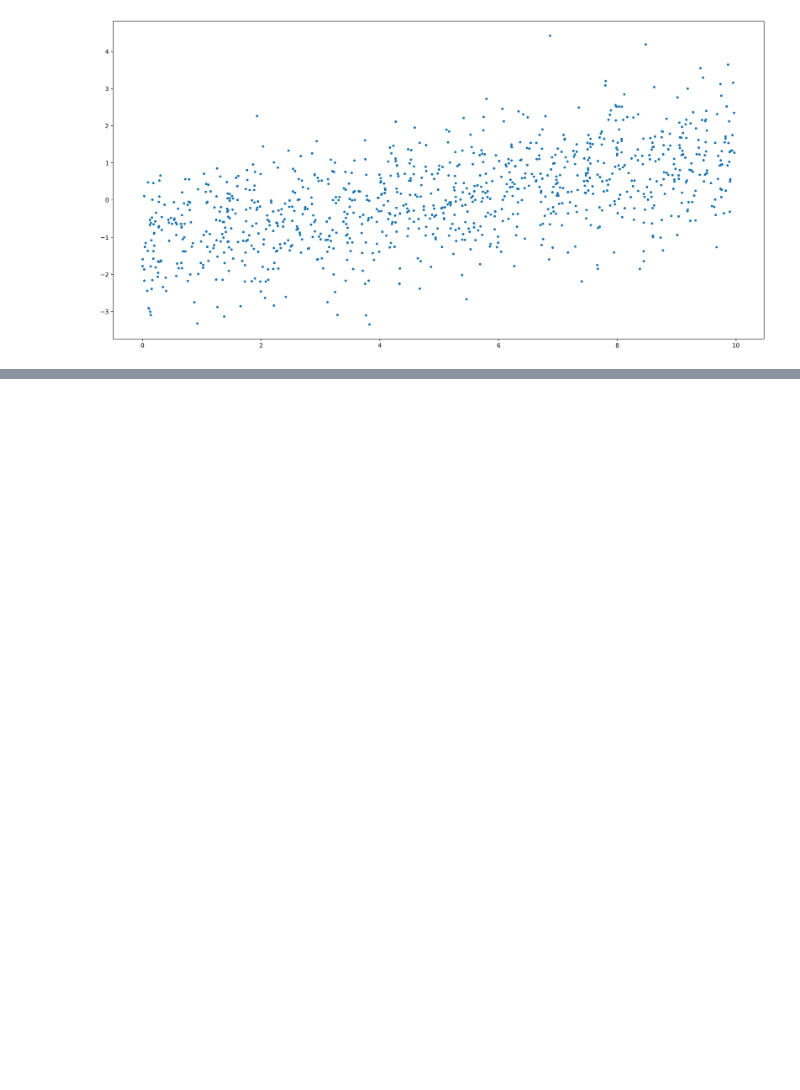
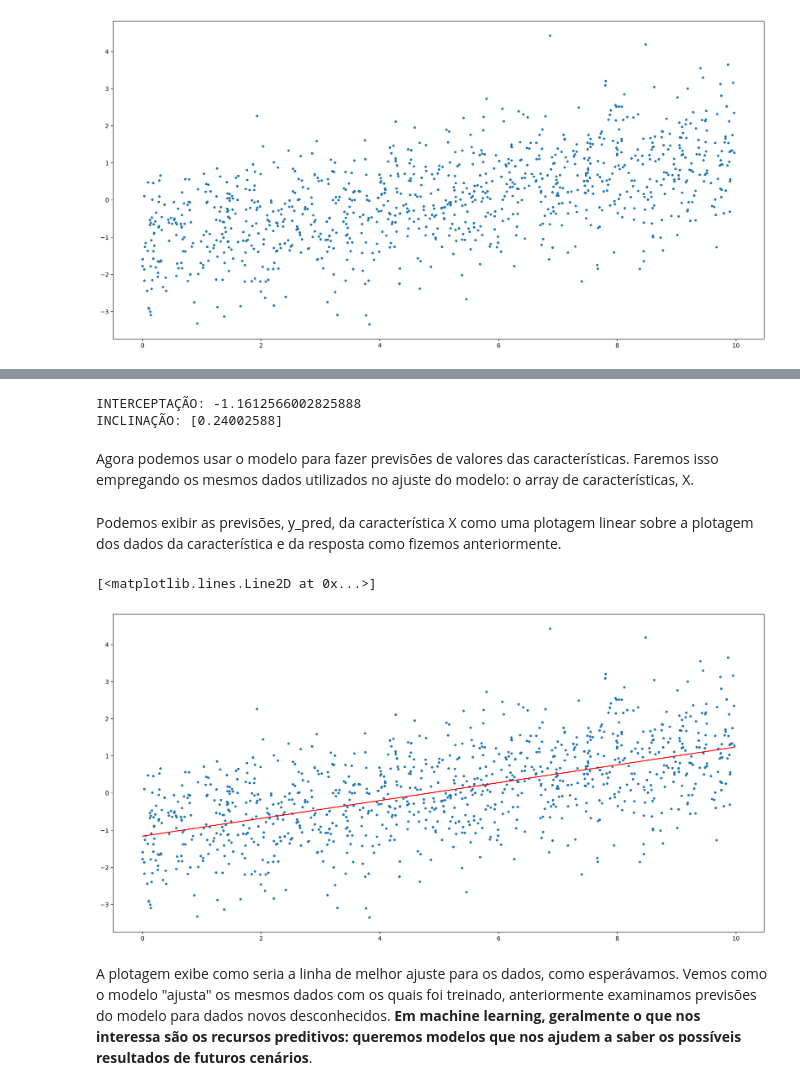
Before and after one commit to albertomendess/Estudos, a Jupyter notebook: Pt_02_Introdução_ao_Scikit_Learn_e_avaliação_do_modelo.ipynb, the cells around one changed output, grey strips where cells are left out. Cells and saved outputs as stored; diff of their text form; code cells hidden in the pictures; blank space fills up the shorter version.

```diff
--- a/Pt_02_Introdução_ao_Scikit_Learn_e_avaliação_do_modelo.ipynb
+++ b/Pt_02_Introdução_ao_Scikit_Learn_e_avaliação_do_modelo.ipynb
@@ -127,0 +131,23 @@ plt.scatter(X, y, s= 10)
+# %%
+lin_reg = LinearRegression()
+# %%
+lin_reg.fit(X.reshape(-1, 1), y)
+print(f"INTERCEPTAÇÃO: {lin_reg.intercept_}") # interceptação
+print(f"INCLINAÇÃO: {lin_reg.coef_}") # inclinação
+# %% [output]
+INTERCEPTAÇÃO: -1.1612566002825888
+INCLINAÇÃO: [0.24002588]
+# %% [markdown]
+Agora podemos usar o modelo para fazer previsões de valores das características. Faremos isso empregando os mesmos dados utilizados no ajuste do modelo: o array de características, X.
+# %%
+y_pred = lin_reg.predict(X.reshape(-1, 1))
+# %% [markdown]
+Podemos exibir as previsões, y_pred, da característica X como uma plotagem linear sobre a plotagem dos dados da característica e da resposta como fizemos anteriormente.
+# %%
+plt.scatter(X, y, s= 10)
+plt.plot(X, y_pred, 'r')
+# %% [output]
+[<matplotlib.lines.Line2D at 0x...>]
+[figure, added]
+# %% [markdown]
+A plotagem exibe como seria a linha de melhor ajuste para os dados, como esperávamos. Vemos como o modelo "ajusta" os mesmos dados com os quais foi treinado, anteriormente examinamos previsões do modelo para dados novos desconhecidos. **Em machine learning, geralmente o que nos interessa são os recursos preditivos: queremos modelos que nos ajudem a saber os possíveis resultados de futuros cenários**.
```
Also changed, not shown: parts of 5 cells of this notebook.
